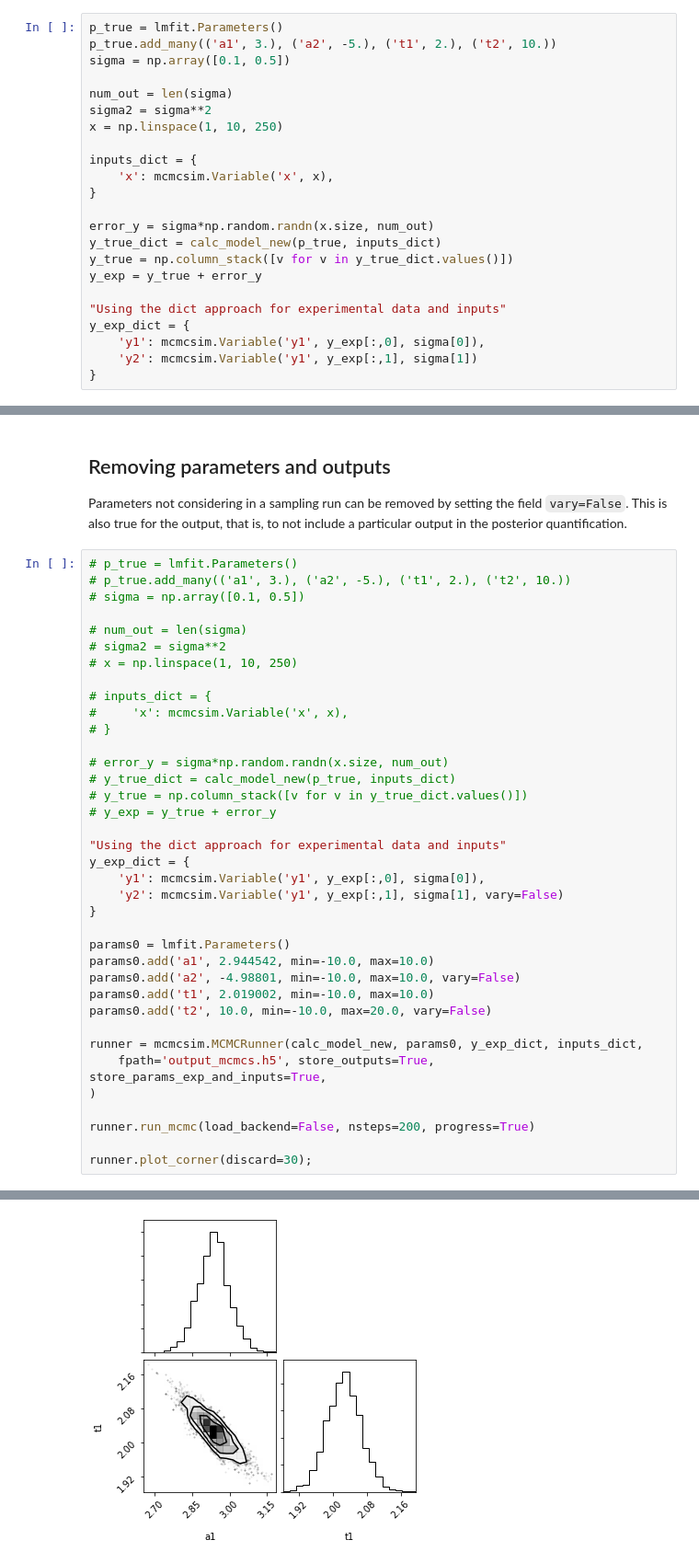
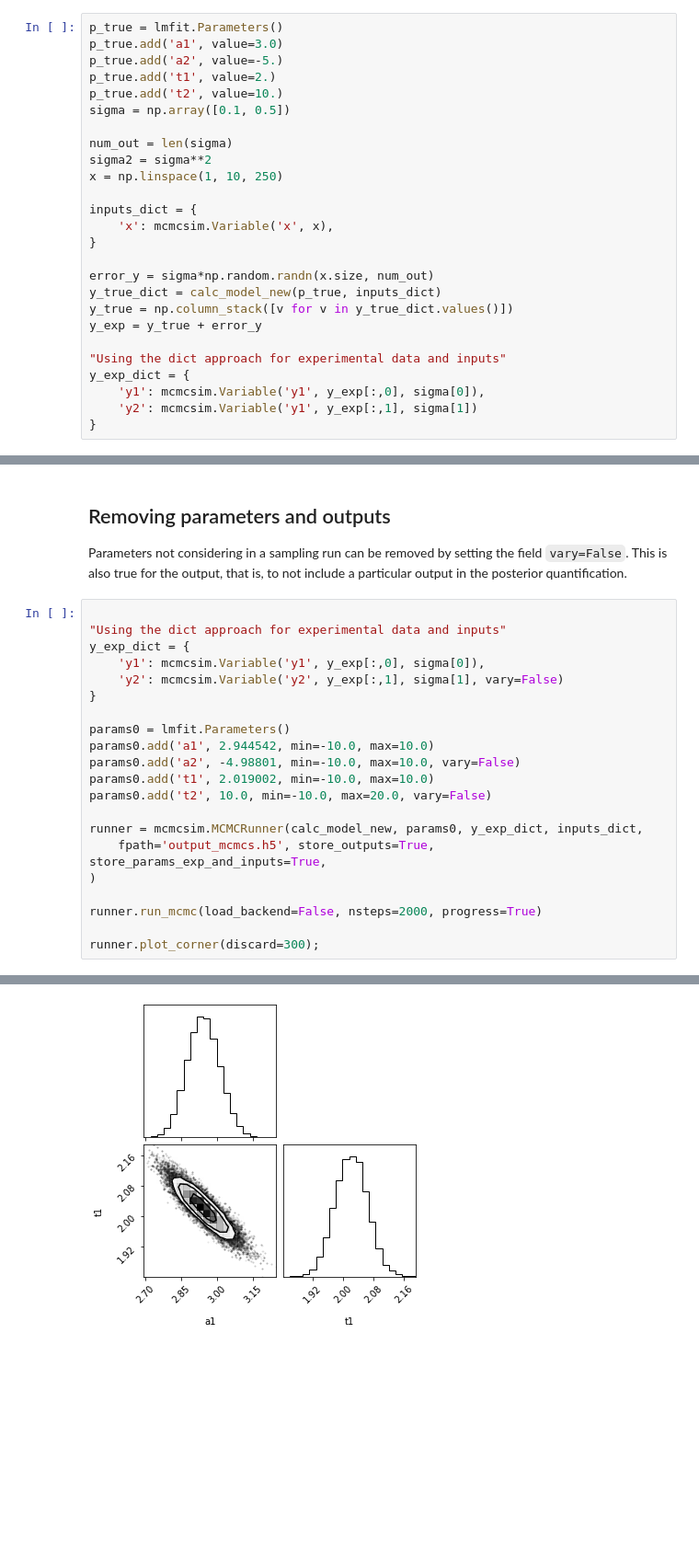
Before and after one commit to caiofcm/mcmcsim, a Jupyter notebook: samples/ConfidenceIntervalWithMCMC.ipynb, the cells around one changed output, grey strips where cells are left out. Shown at 92% size. Saved outputs shown, nothing was run; the diff lists cells and outputs as text; blank space fills up the shorter version.

```diff
--- a/samples/ConfidenceIntervalWithMCMC.ipynb
+++ b/samples/ConfidenceIntervalWithMCMC.ipynb
@@ -37,7 +39,10 @@ def calc_model_new(p, inputs_dict, extra_arg_kw=None):
 ## Creating parameters and generating fake experimental data
 # %%
 p_true = lmfit.Parameters()
-p_true.add_many(('a1', 3.), ('a2', -5.), ('t1', 2.), ('t2', 10.))
+p_true.add('a1', value=3.0)
+p_true.add('a2', value=-5.)
+p_true.add('t1', value=2.)
+p_true.add('t2', value=10.)
 sigma = np.array([0.1, 0.5])
 
 num_out = len(sigma)
@@ -203,27 +225,11 @@ Final size: 700
 
 Parameters not considering in a sampling run can be removed by setting the field `vary=False`. This is also true for the output, that is, to not include a particular output in the posterior quantification.
 # %%
-# p_true = lmfit.Parameters()
-# p_true.add_many(('a1', 3.), ('a2', -5.), ('t1', 2.), ('t2', 10.))
-# sigma = np.array([0.1, 0.5])
-
-# num_out = len(sigma)
-# sigma2 = sigma**2
-# x = np.linspace(1, 10, 250)
-
-# inputs_dict = {
-#     'x': mcmcsim.Variable('x', x),
-# }
-
-# error_y = sigma*np.random.randn(x.size, num_out)
-# y_true_dict = calc_model_new(p_true, inputs_dict)
-# y_true = np.column_stack([v for v in y_true_dict.values()])
-# y_exp = y_true + error_y
 
 "Using the dict approach for experimental data and inputs"
 y_exp_dict = {
     'y1': mcmcsim.Variable('y1', y_exp[:,0], sigma[0]),
-    'y2': mcmcsim.Variable('y1', y_exp[:,1], sigma[1], vary=False)
+    'y2': mcmcsim.Variable('y2', y_exp[:,1], sigma[1], vary=False)
 }
 
 params0 = lmfit.Parameters()
@@ -236,7 +242,7 @@ runner = mcmcsim.MCMCRunner(calc_model_new, params0, y_exp_dict, inputs_dict,
     fpath='output_mcmcs.h5', store_outputs=True, store_params_exp_and_inputs=True,
 )
 
-runner.run_mcmc(load_backend=False, nsteps=200, progress=True)
+runner.run_mcmc(load_backend=False, nsteps=2000, progress=True)
 
-runner.plot_corner(discard=30);
+runner.plot_corner(discard=300);
 # %% [output]
@@ -244 +250 @@ Final size: 200
-[figure, old version]
+[figure, new version]
```
Also changed, not shown: parts of 11 cells of this notebook, 1 other file.
